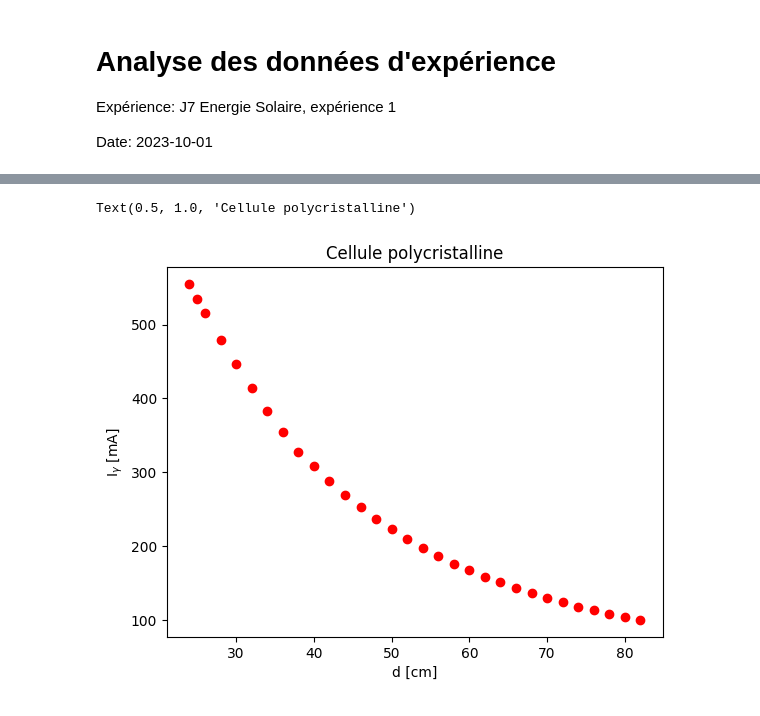
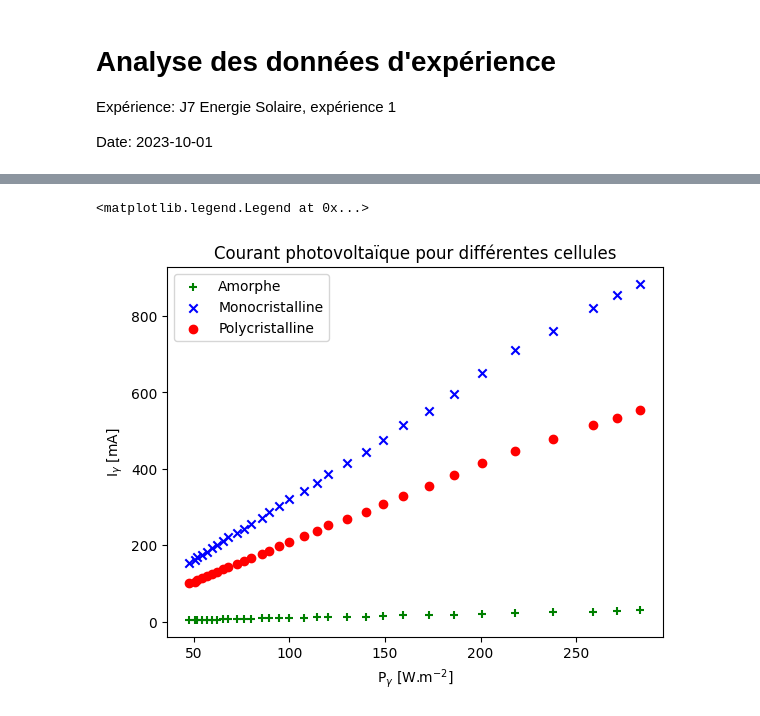
Before and after one commit to TomVdt/TPII-rapports, a Jupyter notebook: 01-J7-energie-solaire/analyse/exp3.ipynb, the cells around one changed output, grey strips where cells are left out. Cells and saved outputs as stored; diff of their text form; code cells hidden in the pictures.

```diff
--- a/01-J7-energie-solaire/analyse/exp3.ipynb
+++ b/01-J7-energie-solaire/analyse/exp3.ipynb
@@ -13,4 +13,5 @@ import matplotlib.pyplot as plt
 from options import *
 # %%
 rawdata = np.loadtxt("../data/Igamma(d).csv", dtype=float, delimiter=",", skiprows=1)
+Pgamma = np.loadtxt("../data/Pgamma(d).csv", dtype=float, delimiter=",", skiprows=1)
 # %%
@@ -32,8 +28,11 @@ Text(0.5, 1.0, 'Cellule monocristalline')
-# %%
-plt.scatter(rawdata[:,0], rawdata[:,3], color=colors["P"])
-plt.xlabel("d [cm]")
-plt.ylabel("I$_\gamma$ [mA]")
-plt.title("Cellule polycristalline")
-# %% [output]
-Text(0.5, 1.0, 'Cellule polycristalline')
-[figure, removed]
+# %%
+plt.scatter(Pgamma[:,1], rawdata[:,1], color=colors["A"], marker="+", label="Amorphe")
+plt.scatter(Pgamma[:,1], rawdata[:,2], color=colors["M"], marker="x", label="Monocristalline")
+plt.scatter(Pgamma[:,1], rawdata[:,3], color=colors["P"], label="Polycristalline")
+plt.xlabel("P$_\gamma$ [W.m$^{-2}$]")
+plt.ylabel("I$_\gamma$ [mA]")
+plt.title("Courant photovoltaïque pour différentes cellules")
+plt.legend()
+# %% [output]
+<matplotlib.legend.Legend at 0x...>
+[figure, added]
```
Also changed, not shown: parts of 5 cells of this notebook.
